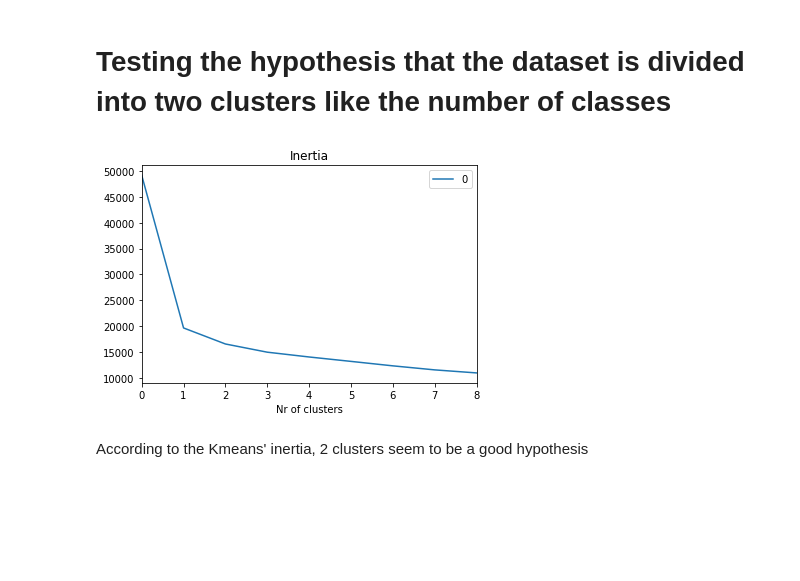
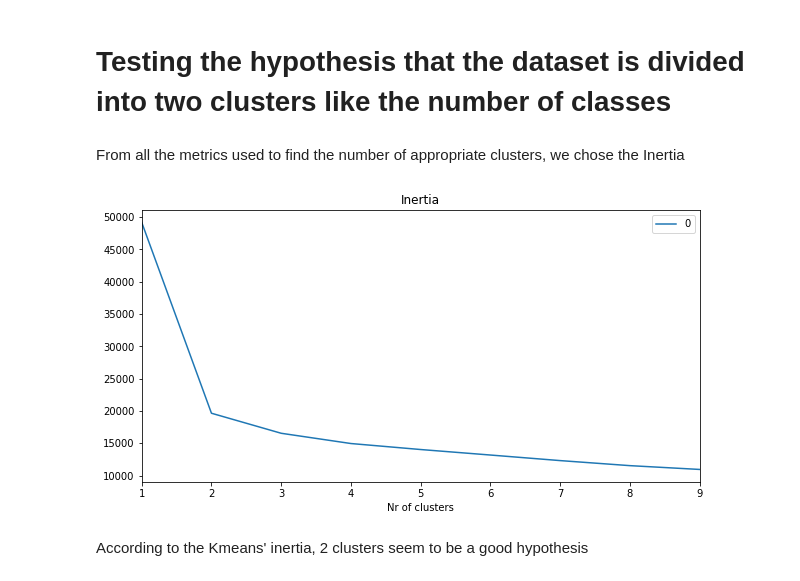
Before and after one commit to AndreGodinho7/Multivariate-Analysis, a Jupyter notebook: 4. Unsupervised methods/Cluster Analysis.ipynb, the cells around one changed output. Saved outputs shown, nothing was run; the diff lists cells and outputs as text; code cells hidden in the pictures; blank space fills up the shorter version.

```diff
--- a/4. Unsupervised methods/Cluster Analysis.ipynb
+++ b/4. Unsupervised methods/Cluster Analysis.ipynb
@@ -63,18 +136,22 @@ y_color = y.map({' malignant':'red',' benign':'green'})
 y = y.map({' malignant':1,' benign':0})
 # %% [markdown]
 # Testing the hypothesis that the dataset is divided into two clusters like the number of classes
+# %% [markdown]
+From all the metrics used to find the number of appropriate clusters, we chose the Inertia
 # %%
 inertia = []
 for n in range(1 , 10):
     algorithm = (KMeans(n_clusters = n ,init='k-means++', n_init = 10 ,max_iter=300,
                         tol=0.0001,  random_state= 111  , algorithm='elkan') )
     algorithm.fit(X)
     inertia.append(algorithm.inertia_)
 
-ax = pd.DataFrame(inertia).plot(title = "Inertia")
+fig, ax = plt.subplots(figsize=(10, 5))
+pd.DataFrame(inertia).plot(title = "Inertia",ax=ax)
 _ = ax.set_xlabel("Nr of clusters")
+_ = ax.set_xticklabels([1,2,3,4,5,6,7,8,9])
 # %% [output]
-[figure, old version]
+[figure, new version]
 # %% [markdown]
 According to the Kmeans' inertia, 2 clusters seem to be a good hypothesis
 # %% [markdown]
```
Also changed, not shown: parts of 42 cells of this notebook, 1 other file.
